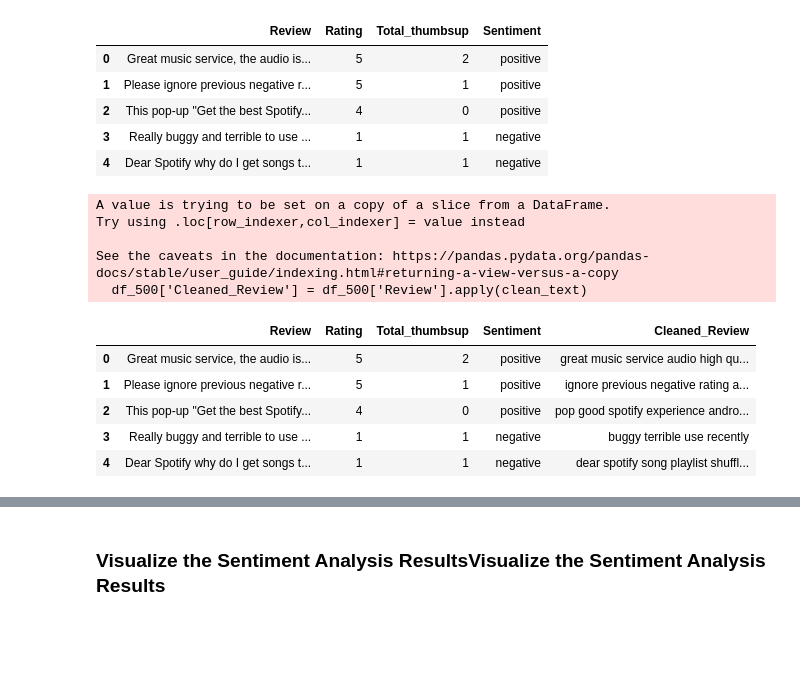
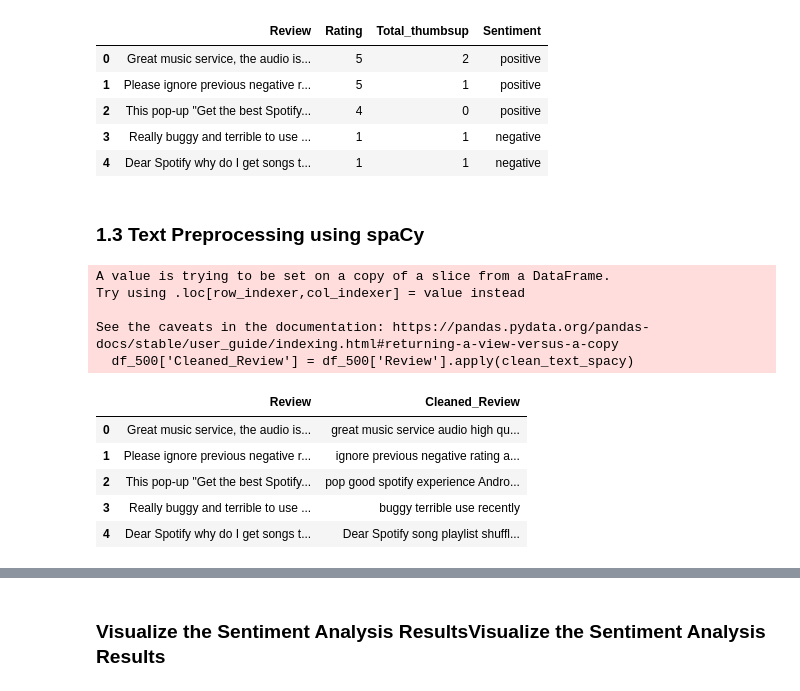
Before and after one commit to bonareri/Machine-Learning, a Jupyter notebook: spotify_reviews_2.ipynb, the cells around one changed output, grey strips where cells are left out. Cells and saved outputs as stored; diff of their text form; code cells hidden in the pictures; blank space fills up the shorter version.

```diff
--- a/spotify_reviews_2.ipynb
+++ b/spotify_reviews_2.ipynb
@@ -101,36 +98,35 @@ df_500.head()
 | 2 | This pop-up "Get the best Spotify... | 4 | 0 | positive |
 | 3 | Really buggy and terrible to use ... | 1 | 1 | negative |
 | 4 | Dear Spotify why do I get songs t... | 1 | 1 | negative |
+# %% [markdown]
+### 1.3 Text Preprocessing using spaCy
 # %%
 # Load the Spacy model
 nlp = spacy.load('en_core_web_sm')
 # %%
-def clean_text(text):
-    # Convert text to lowercase
-    text = text.lower()
-
-    # Process text with Spacy
+def clean_text_spacy(text):
+    # Process the text using spaCy
     doc = nlp(text)
 
     # Lemmatize and remove stopwords and punctuation
-    cleaned_text = " ".join([token.lemma_ for token in doc if token.text not in STOP_WORDS and not token.is_punct])
+    cleaned_text = " ".join([token.lemma_ for token in doc if not token.is_stop and not token.is_punct])
 
     return cleaned_text
 # %%
-# Apply the cleaning function to the 'Review' column
-df_500['Cleaned_Review'] = df_500['Review'].apply(clean_text)
+# Apply the clean_text_spacy function to the review column
+df_500['Cleaned_Review'] = df_500['Review'].apply(clean_text_spacy)
 
-# Display the first few rows of the cleaned data
-df_500.head()
+# Check the cleaned reviews
+df_500[['Review', 'Cleaned_Review']].head()
 # %% [output]
 A value is trying to be set on a copy of a slice from a DataFrame.
 Try using .loc[row_indexer,col_indexer] = value instead
 
 See the caveats in the documentation: https://pandas.pydata.org/pandas-docs/stable/user_guide/indexing.html#returning-a-view-versus-a-copy
-  df_500['Cleaned_Review'] = df_500['Review'].apply(clean_text)
+  df_500['Cleaned_Review'] = df_500['Review'].apply(clean_text_spacy)
-|  | Review | Rating | Total_thumbsup | Sentiment | Cleaned_Review |
-| 0 | Great music service, the audio is... | 5 | 2 | positive | great music service audio high qu... |
-| 1 | Please ignore previous negative r... | 5 | 1 | positive | ignore previous negative rating a... |
-| 2 | This pop-up "Get the best Spotify... | 4 | 0 | positive | pop good spotify experience andro... |
-| 3 | Really buggy and terrible to use ... | 1 | 1 | negative | buggy terrible use recently |
-| 4 | Dear Spotify why do I get songs t... | 1 | 1 | negative | dear spotify song playlist shuffl... |
+|  | Review | Cleaned_Review |
+| 0 | Great music service, the audio is... | great music service audio high qu... |
+| 1 | Please ignore previous negative r... | ignore previous negative rating a... |
+| 2 | This pop-up "Get the best Spotify... | pop good spotify experience Andro... |
+| 3 | Really buggy and terrible to use ... | buggy terrible use recently |
+| 4 | Dear Spotify why do I get songs t... | Dear Spotify song playlist shuffl... |
```
Also changed, not shown: parts of 58 cells of this notebook.
